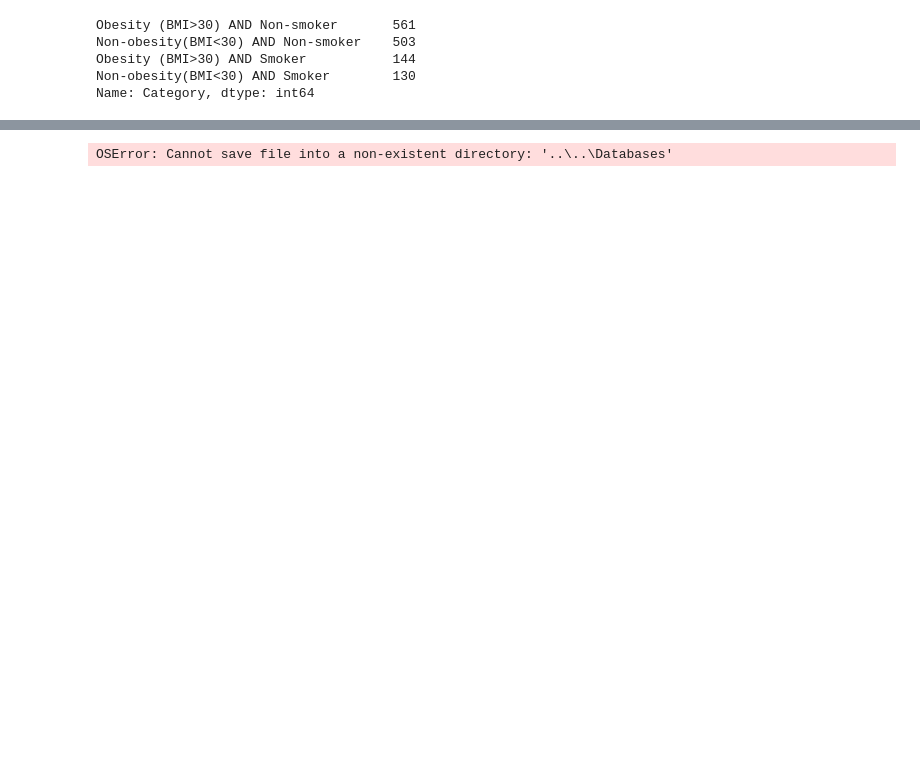
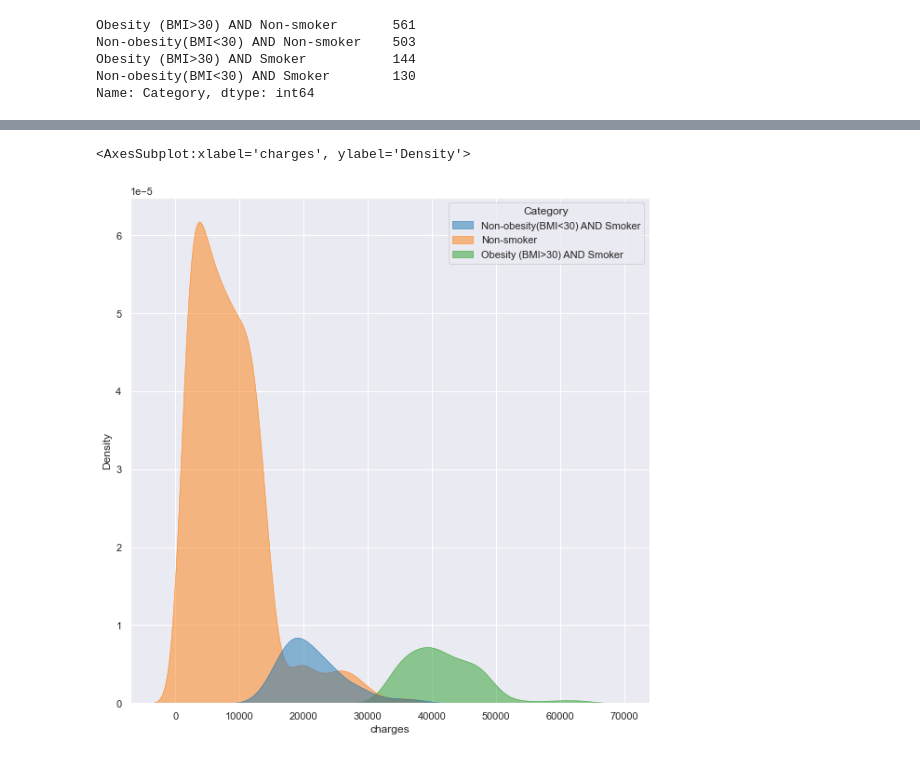
Before and after one commit to renatoquiliche/Insurance-Mathematics-Economics-ADR, a Jupyter notebook: Scripts/Python Code/Clusters.ipynb, the cells around one changed output, grey strips where cells are left out. Saved outputs shown, nothing was run; the diff lists cells and outputs as text; code cells hidden in the pictures; blank space fills up the shorter version.

```diff
--- a/Scripts/Python Code/Clusters.ipynb
+++ b/Scripts/Python Code/Clusters.ipynb
@@ -45,4 +51,10 @@ See the caveats in the documentation: https://pandas.pydata.org/pandas-docs/stab
+# %%
+input_simulation.loc[data_insurance["smoker"] == 'Non-smoker', 'Category'] = 'Non-smoker'
+# %%
+plt.figure(figsize=(10,10))
+sns.kdeplot(data=input_simulation, x='charges', hue='Category', fill=True, palette='tab10', alpha=.5, linewidth=.5)
+# %% [output]
+<AxesSubplot:xlabel='charges', ylabel='Density'>
+[figure, added]
 # %%
-input_simulation.to_csv('../../Databases/contracts.csv')
+input_simulation.to_csv('..\..\Databases\contracts.csv', index=False)
-# %% [output]
-OSError: Cannot save file into a non-existent directory: '..\..\Databases'
```
Also changed, not shown: parts of 3 cells of this notebook, 10 other files.
